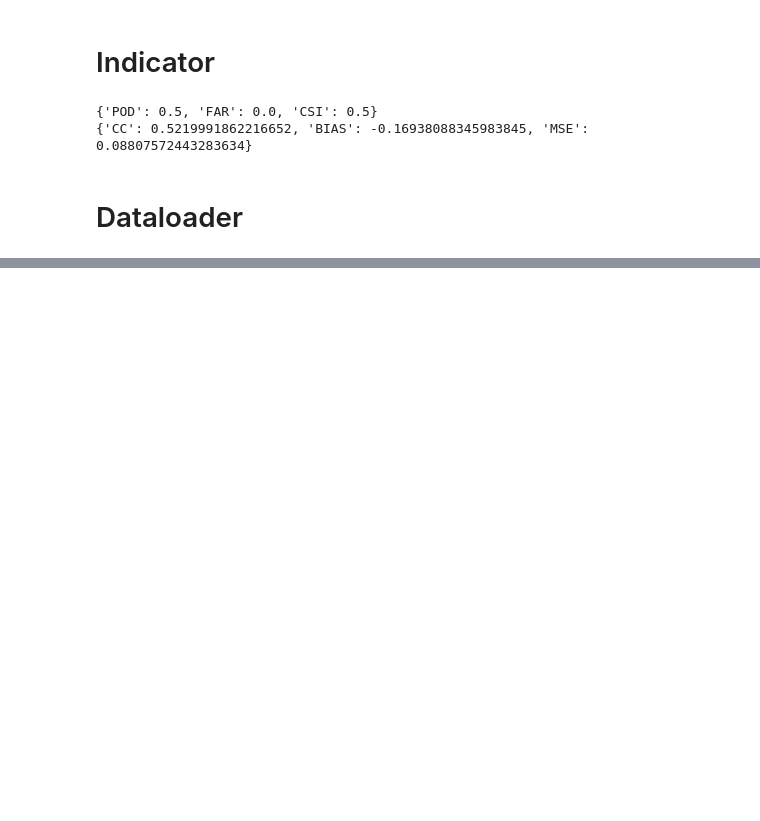
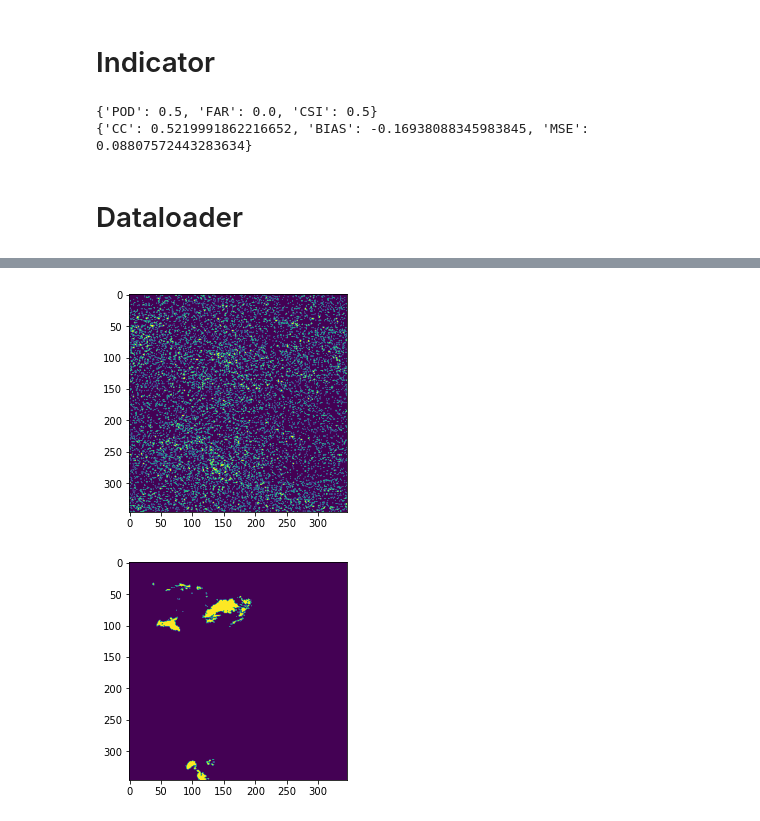
Before and after one commit to gaozhangyang/Precipitation_Estimation, a Jupyter notebook: test.ipynb, the cells around one changed output, grey strips where cells are left out. Drawn from its saved outputs; the diff is of its cells as text; code cells hidden in the pictures; blank space fills up the shorter version.

```diff
--- a/test.ipynb
+++ b/test.ipynb
@@ -164,0 +91,3 @@ print(X_croped.shape,Y_croped,T,row,col)
+# %%
+X=torch.tensor(GOSE[100]).float().cuda()
+Y=StageIV[100]
@@ -164,0 +144,11 @@ print(X_croped.shape,Y_croped,T,row,col)
+# %%
+pred,y_true=test_model('./results/Epoch_31.pth.tar',X=X,Y=Y)
+# %%
+plt.imshow(pred.reshape(346,346))
+plt.show()
+
+plt.imshow(y_true.reshape(346,346))
+plt.show()
+# %% [output]
+[figure, added]
+[figure, added]
```
Also changed, not shown: parts of 8 cells of this notebook, 2 other files.
